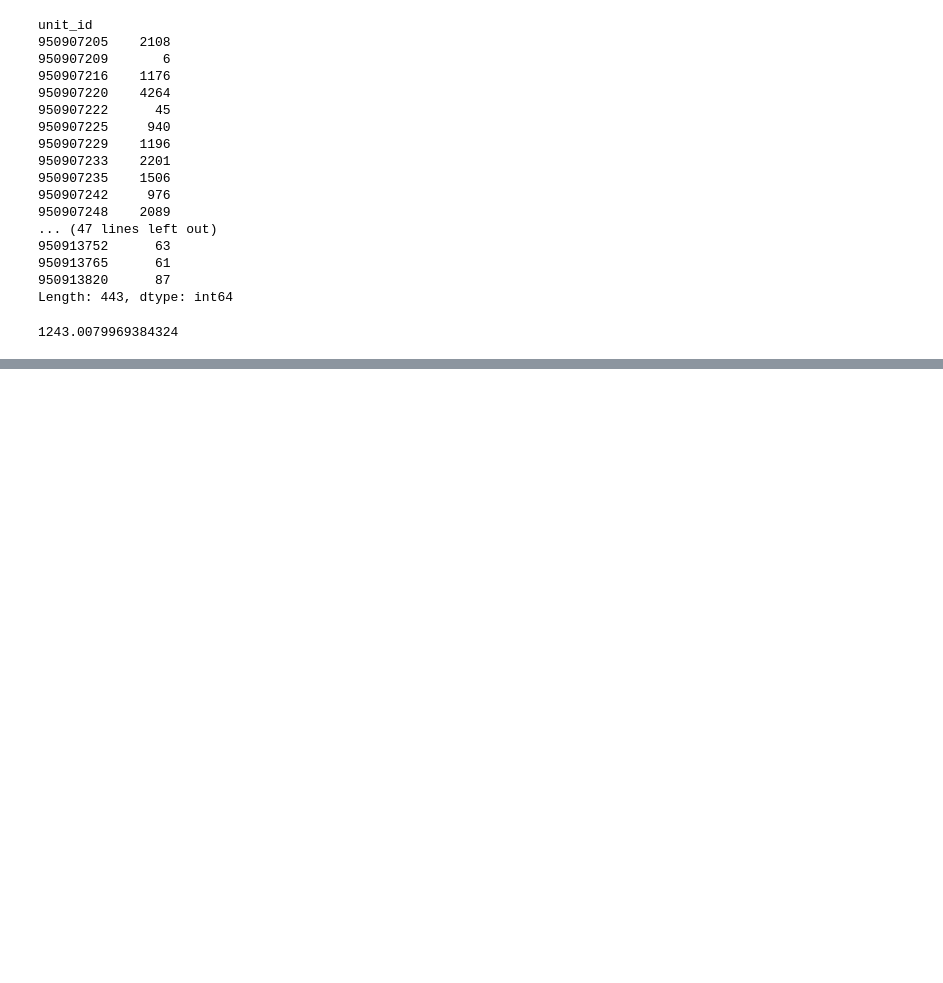
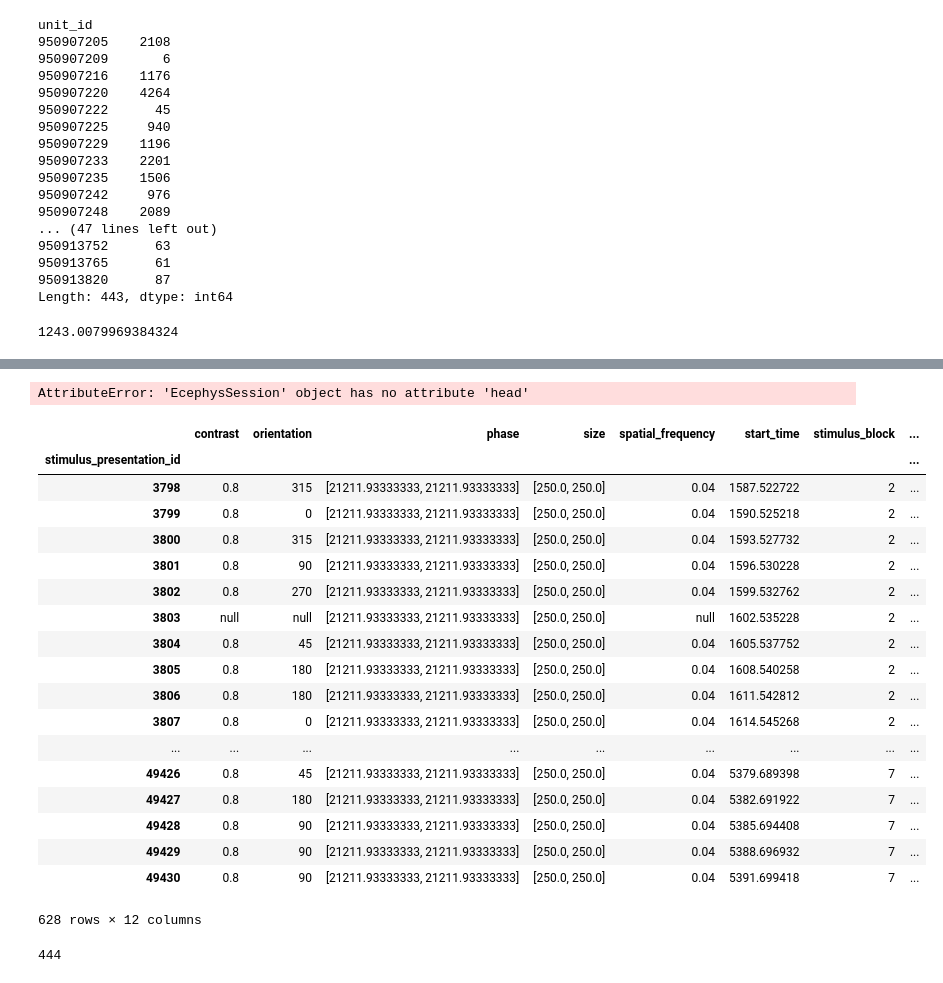
Before and after one commit to ViniciusLima94/allen-dataset, a Jupyter notebook: notebooks/1. Exploring the dataset.ipynb, the cells around one changed output, grey strips where cells are left out. Cells and saved outputs as stored; diff of their text form; code cells hidden in the pictures; blank space fills up the shorter version.

```diff
--- a/notebooks/1. Exploring the dataset.ipynb
+++ b/notebooks/1. Exploring the dataset.ipynb
@@ -392,0 +461,39 @@ times.groupby(['unit_id']).apply(len).values.std() / np.sqrt(len(times.groupby([
+# %%
+session.head()
+# %% [output]
+AttributeError: 'EcephysSession' object has no attribute 'head'
+# %%
+n_presentations = len( session.get_stimulus_table(['drifting_gratings']) )
+orientations    = np.zeros(n_presentations)
+durations       = np.zeros(n_presentations)
+spike_count     = np.zeros([len(session.units),n_presentations])
+
+for stimulus_presentation_id in tqdm( session.get_stimulus_table(['drifting_gratings']).index.values ):
+
+    times = session.presentationwise_spike_times(
+            stimulus_presentation_ids=stimulus_presentation_id,
+            unit_ids=session.units.index.values)
+# %% [output]
+|  | contrast | orientation | phase | size | spatial_frequency | start_time | stimulus_block | ... |
+| stimulus_presentation_id |  |  |  |  |  |  |  | ... |
+| 3798 | 0.8 | 315 | [21211.93333333, 21211.93333333] | [250.0, 250.0] | 0.04 | 1587.522722 | 2 | ... |
+| 3799 | 0.8 | 0 | [21211.93333333, 21211.93333333] | [250.0, 250.0] | 0.04 | 1590.525218 | 2 | ... |
+| 3800 | 0.8 | 315 | [21211.93333333, 21211.93333333] | [250.0, 250.0] | 0.04 | 1593.527732 | 2 | ... |
+| 3801 | 0.8 | 90 | [21211.93333333, 21211.93333333] | [250.0, 250.0] | 0.04 | 1596.530228 | 2 | ... |
+| 3802 | 0.8 | 270 | [21211.93333333, 21211.93333333] | [250.0, 250.0] | 0.04 | 1599.532762 | 2 | ... |
+| 3803 | null | null | [21211.93333333, 21211.93333333] | [250.0, 250.0] | null | 1602.535228 | 2 | ... |
+| 3804 | 0.8 | 45 | [21211.93333333, 21211.93333333] | [250.0, 250.0] | 0.04 | 1605.537752 | 2 | ... |
+| 3805 | 0.8 | 180 | [21211.93333333, 21211.93333333] | [250.0, 250.0] | 0.04 | 1608.540258 | 2 | ... |
+| 3806 | 0.8 | 180 | [21211.93333333, 21211.93333333] | [250.0, 250.0] | 0.04 | 1611.542812 | 2 | ... |
+| 3807 | 0.8 | 0 | [21211.93333333, 21211.93333333] | [250.0, 250.0] | 0.04 | 1614.545268 | 2 | ... |
+| ... | ... | ... | ... | ... | ... | ... | ... | ... |
+| 49426 | 0.8 | 45 | [21211.93333333, 21211.93333333] | [250.0, 250.0] | 0.04 | 5379.689398 | 7 | ... |
+| 49427 | 0.8 | 180 | [21211.93333333, 21211.93333333] | [250.0, 250.0] | 0.04 | 5382.691922 | 7 | ... |
+| 49428 | 0.8 | 90 | [21211.93333333, 21211.93333333] | [250.0, 250.0] | 0.04 | 5385.694408 | 7 | ... |
+| 49429 | 0.8 | 90 | [21211.93333333, 21211.93333333] | [250.0, 250.0] | 0.04 | 5388.696932 | 7 | ... |
+| 49430 | 0.8 | 90 | [21211.93333333, 21211.93333333] | [250.0, 250.0] | 0.04 | 5391.699418 | 7 | ... |
+628 rows × 12 columns
+# %%
+len(session.units)
+# %% [output]
+444
```
Also changed, not shown: parts of 50 cells of this notebook.
